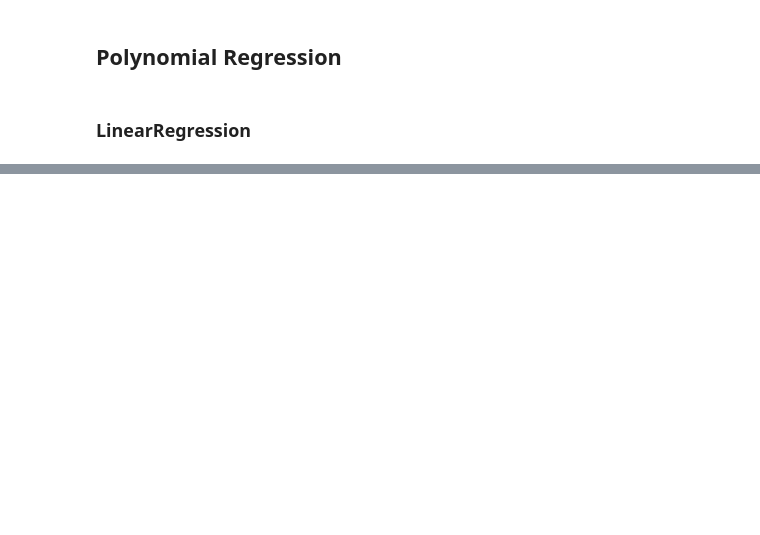
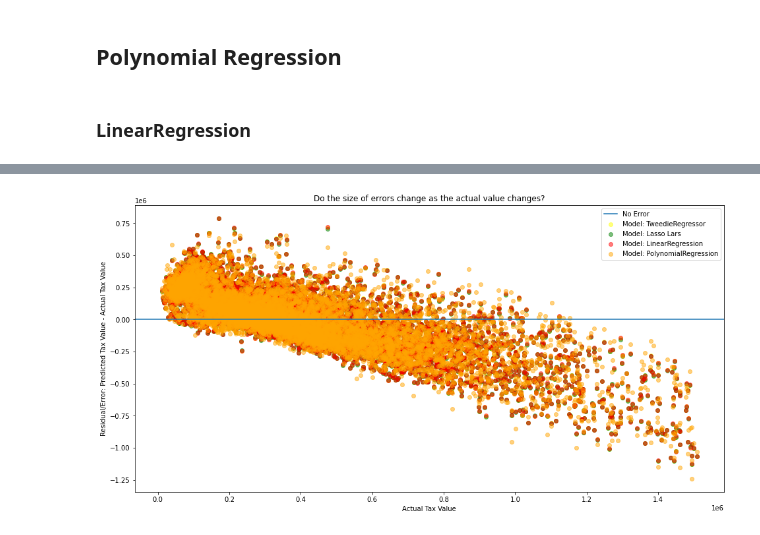
Before and after one commit to mdalton87/regression-exercises, a Jupyter notebook: regression_project/test_zillow.ipynb, the cells around one changed output, grey strips where cells are left out. Drawn from its saved outputs; the diff is of its cells as text; code cells hidden in the pictures; blank space fills up the shorter version.

```diff
--- a/regression_project/test_zillow.ipynb
+++ b/regression_project/test_zillow.ipynb
@@ -476,21 +484,21 @@ lars = LassoLars(alpha=1.0)
 
 # fit the model to our training data. We must specify the column in y_train,
 # since we have converted it to a dataframe from a series!
-lars.fit(X_train, y_train.tax_value)
+lars.fit(X_train_scaled, y_train.tax_value)
 
 # predict train
-y_train['value_pred_lars'] = lars.predict(X_train)
+y_train['value_pred_lars'] = lars.predict(X_train_scaled)
 
 # evaluate: rmse
 rmse_train = mean_squared_error(y_train.tax_value, y_train.value_pred_lars) ** (1/2)
 
 # predict validate
-y_validate['value_pred_lars'] = lars.predict(X_validate)
+y_validate['value_pred_lars'] = lars.predict(X_validate_scaled)
 
 # evaluate: rmse
 rmse_validate = mean_squared_error(y_validate.tax_value, y_validate.value_pred_lars) ** (1/2)
 
-print("RMSE for Lasso + Lars\nTraining/In-Sample: ", rmse_train,
-      "\nValidation/Out-of-Sample: ", rmse_validate)
+print("RMSE for Lasso + Lars\nTraining/In-Sample: ", round(rmse_train, 4),
+      "\nValidation/Out-of-Sample: ", round(rmse_validate,4))
 # %% [output]
 RMSE for Lasso + Lars
@@ -621,0 +615,20 @@ Out-of-Sample Performance:  77330.81369205794
+# %%
+plt.figure(figsize=(16,8))
+
+plt.axhline(label="No Error")
+plt.scatter(y_validate.tax_value, y_validate.value_pred_glm - y_validate.tax_value,
+            alpha=.5, color="yellow", s=None, label="Model: TweedieRegressor")
+plt.scatter(y_validate.tax_value, y_validate.value_pred_lars - y_validate.tax_value,
+            alpha=.5, color="green", s=None, label="Model: Lasso Lars")
+plt.scatter(y_validate.tax_value, y_validate.value_pred_lm - y_validate.tax_value ,
+            alpha=.5, color="red", s=None, label="Model: LinearRegression")
+plt.scatter(y_validate.tax_value, y_validate.value_pred_lm2 - y_validate.tax_value ,
+            alpha=.5, color="orange", s=None, label="Model: PolynomialRegression")
+plt.legend()
+plt.xlabel("Actual Tax Value")
+plt.ylabel("Residual/Error: Predicted Tax Value - Actual Tax Value")
+plt.title("Do the size of errors change as the actual value changes?")
+
+plt.show()
+# %% [output]
+[figure, added]
```
Also changed, not shown: parts of 55 cells of this notebook, 3 other files.
